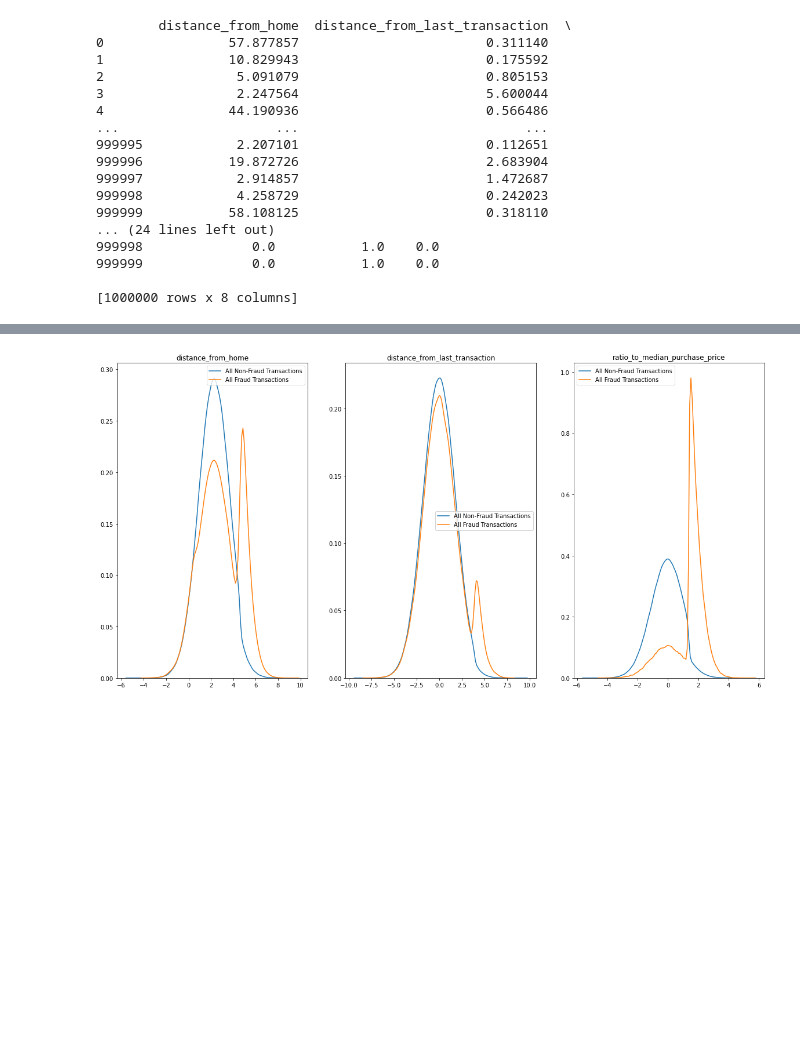
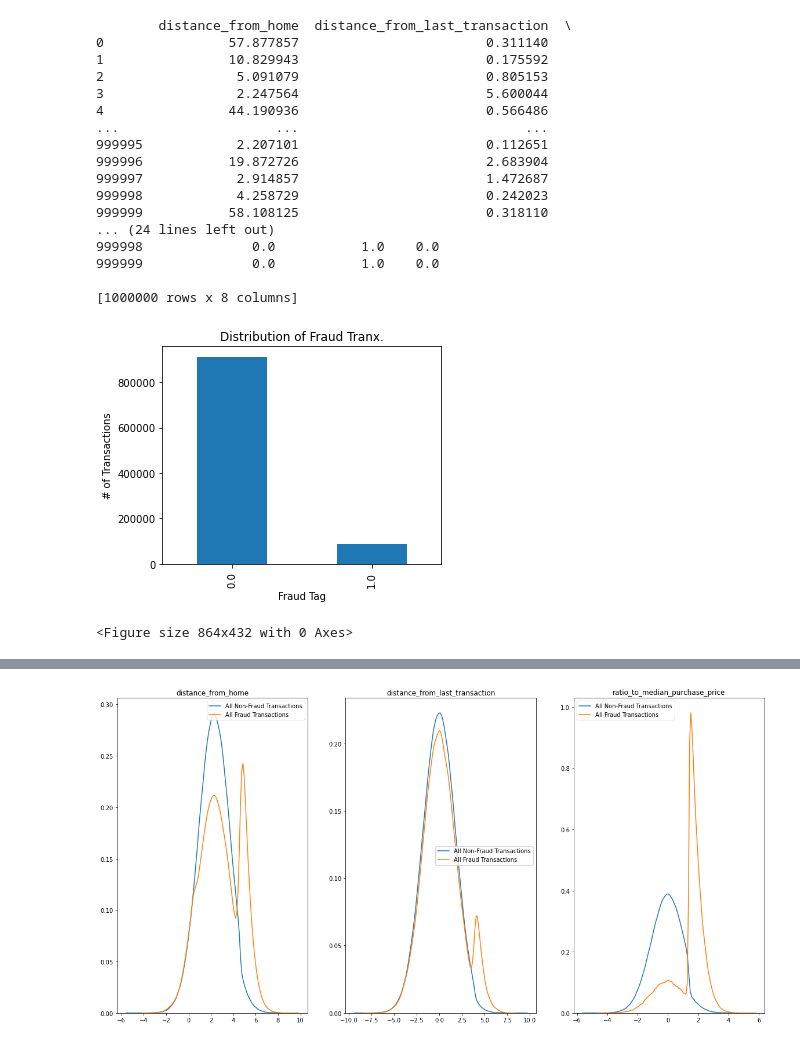
Before and after one commit to MatthiasYeoEeLiang/BT4012-Project, a Jupyter notebook: Group18_BT4012.ipynb, the cells around one changed output, grey strips where cells are left out. Saved outputs shown, nothing was run; the diff lists cells and outputs as text; code cells hidden in the pictures; blank space fills up the shorter version.

```diff
--- a/Group18_BT4012.ipynb
+++ b/Group18_BT4012.ipynb
@@ -35,3 +37,21 @@ print(df)
 999999              0.0           1.0    0.0
 
 [1000000 rows x 8 columns]
+# %%
+# count of fraud vs not fraud
+plt.figure(figsize=(5, 4))
+df['fraud'].value_counts().plot(kind='bar')
+plt.title('Distribution of Fraud Tranx.')
+plt.xlabel('Fraud Tag')
+plt.ylabel('# of Transactions')
+plt.show()
+# %% [output]
+[figure, added]
+# %%
+# repeat_retailer of fraud = 0 vs fraud = 1
+plt.figure(figsize=(12,6))
+repeat_retailer = df.loc[:, ['fraud', 'repeat_retailer']]
+repeat_retailer_0 = repeat_retailer[repeat_retailer.fraud == 0]
+repeat_retailer_1 = repeat_retailer[repeat_retailer.fraud == 1]
+# %% [output]
+<Figure size 864x432 with 0 Axes>
```
Also changed, not shown: parts of 15 cells of this notebook.
